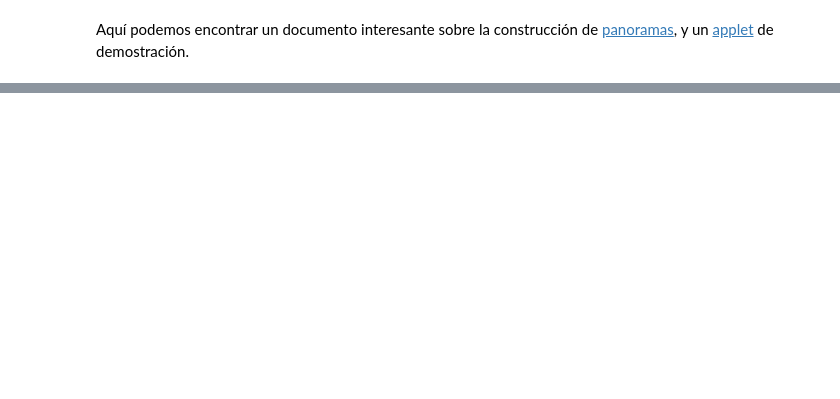
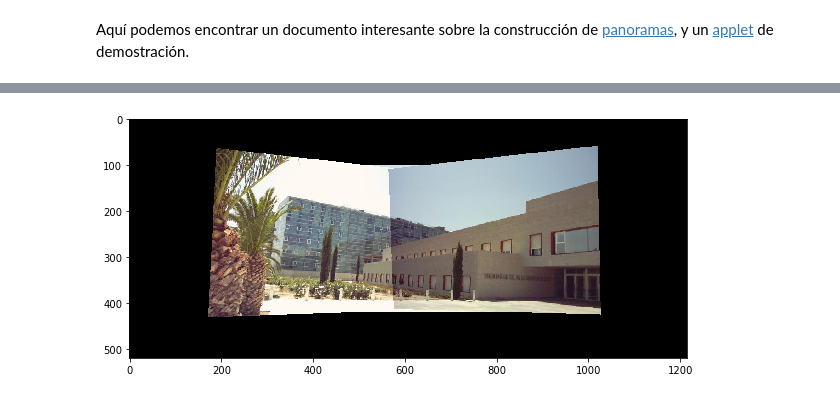
Before and after one commit to albertoruiz/umucv, a Jupyter notebook: notebooks/transf2D.ipynb, the cells around one changed output, grey strips where cells are left out. Saved outputs shown, nothing was run; the diff lists cells and outputs as text; code cells hidden in the pictures; blank space fills up the shorter version.

```diff
--- a/notebooks/transf2D.ipynb
+++ b/notebooks/transf2D.ipynb
@@ -576,0 +670,7 @@ Aquí podemos encontrar un documento interesante sobre la construcción de [pano
+# %%
+_,H67 = match(pano[6],pano[7])
+cv.warpPerspective(pano[7],T@H67,sz, base, 0, cv.BORDER_TRANSPARENT)
+fig(10,6)
+plt.imshow(base);
+# %% [output]
+[figure, added]
```
Also changed, not shown: parts of 16 cells of this notebook, 2 other files.
